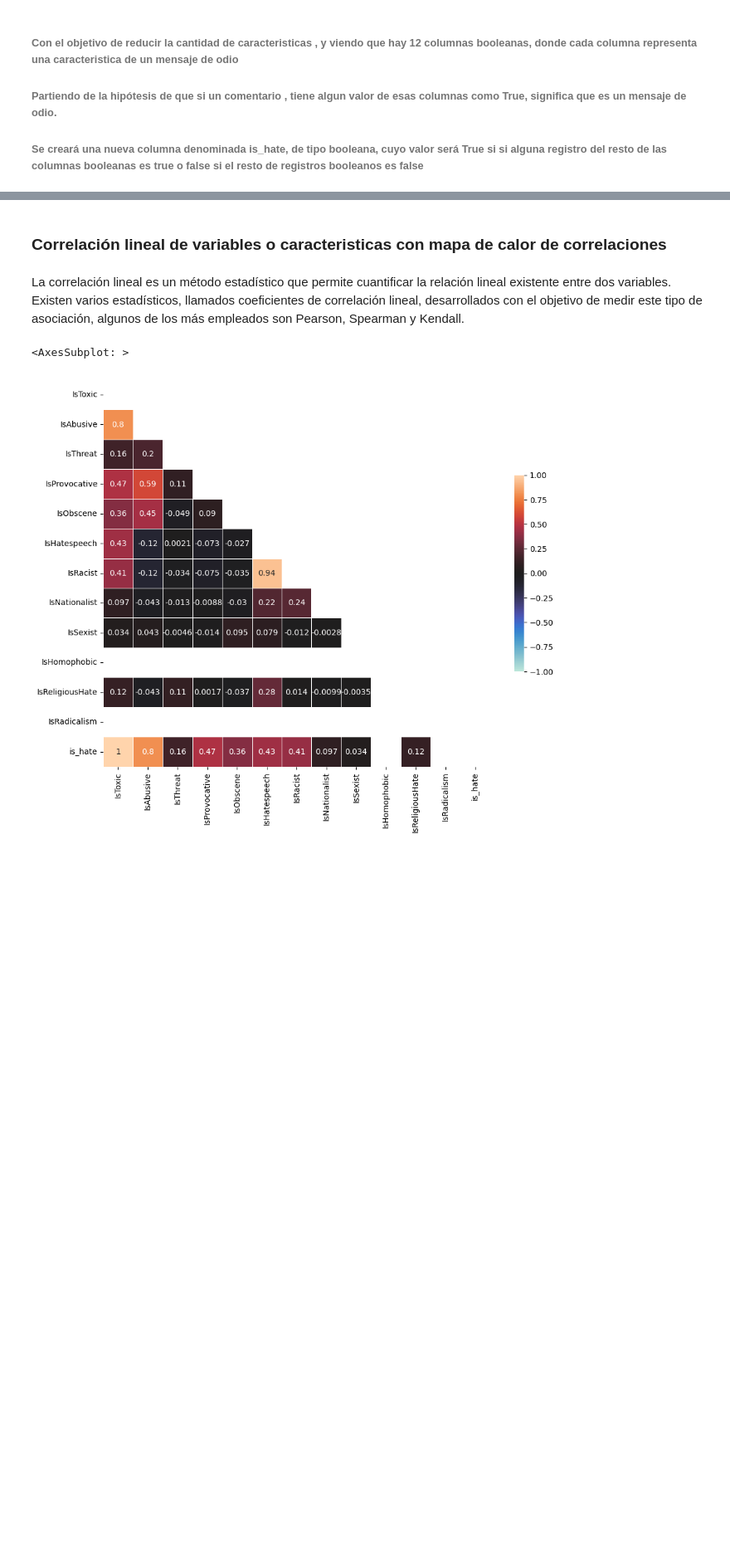
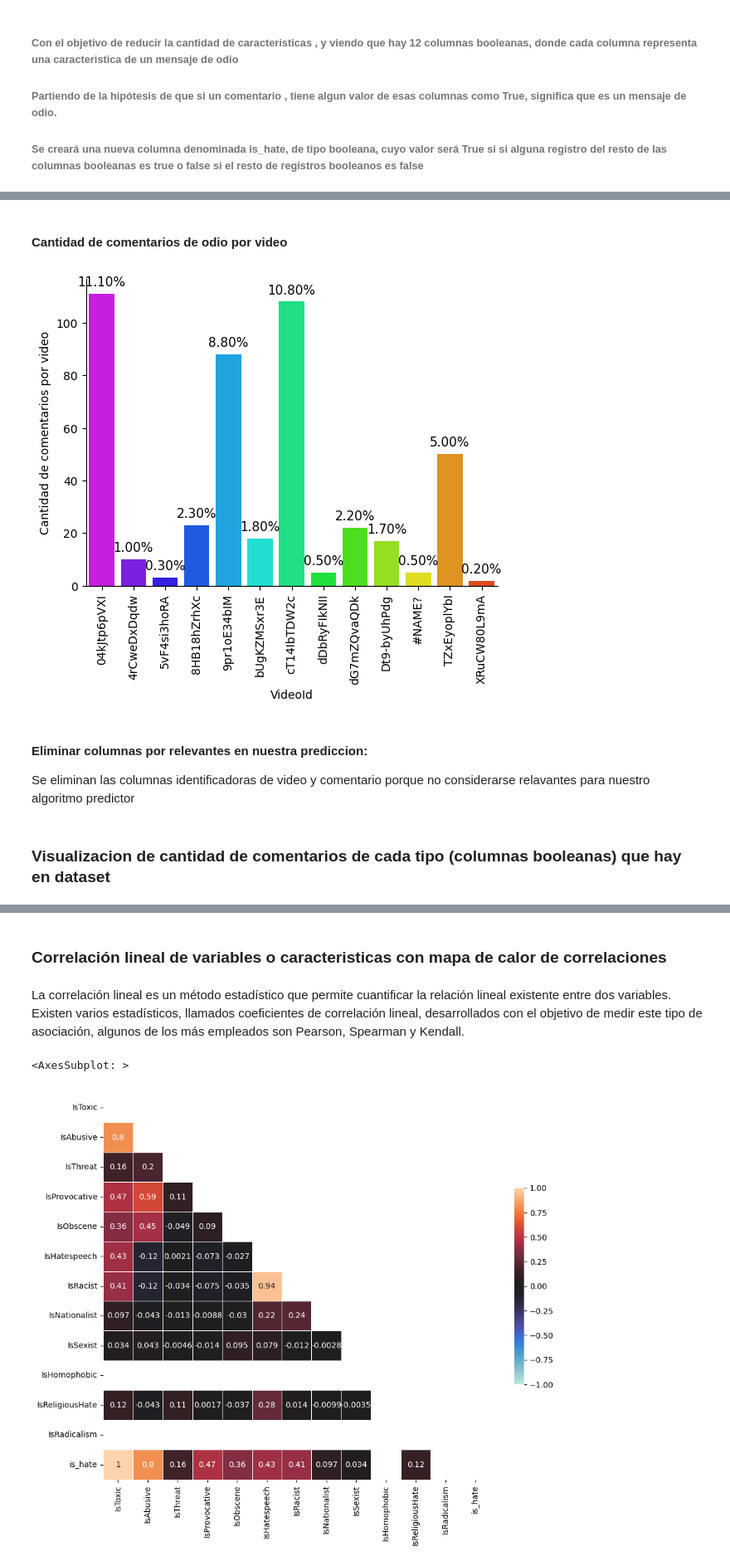
Before and after one commit to pdegaudenci/hateSpeech-Predictor, a Jupyter notebook: 2. Analisis Exploratorio de datos+Ingenieria de caracteristicas/EDA +Ingenieria caracteristicas.ipynb, the cells around one changed output, grey strips where cells are left out. Shown at 83% size. Saved outputs shown, nothing was run; the diff lists cells and outputs as text; code cells hidden in the pictures; blank space fills up the shorter version.

```diff
--- a/2. Analisis Exploratorio de datos+Ingenieria de caracteristicas/EDA +Ingenieria caracteristicas.ipynb
+++ b/2. Analisis Exploratorio de datos+Ingenieria de caracteristicas/EDA +Ingenieria caracteristicas.ipynb
@@ -156,0 +193,18 @@ df
+# %% [markdown]
+#### Cantidad de comentarios de odio por video
+# %%
+data_hateSpeech =df.loc[(df["is_hate"]==True)]
+ax = sns.countplot(x="VideoId",data=data_hateSpeech, palette="gist_rainbow_r")
+plt.ylabel("Cantidad de comentarios por video")
+ax.spines["top"].set_visible(False)
+ax.spines["right"].set_visible(False)
+for p in ax.patches:
+    ax.annotate(f"{p.get_height()*100/df.shape[0]:.2f}%",(p.get_x()+p.get_width()/2,p.get_height()),
+               ha="center",va="center",fontsize=11,color="black",rotation=0,xytext=(0,10),textcoords = "offset points")
+    plt.xticks(rotation=90)
+plt.show()
+# %% [output]
+[figure, added]
+# %% [markdown]
+#### Eliminar columnas por relevantes en nuestra prediccion:
+Se eliminan las columnas identificadoras de video y comentario porque no considerarse relavantes para nuestro algoritmo predictor
@@ -156,0 +214,2 @@ df
+# %% [markdown]
+### Visualizacion de cantidad de comentarios de cada tipo (columnas booleanas) que hay en dataset
```
Also changed, not shown: parts of 16 cells of this notebook, 1 other file.
